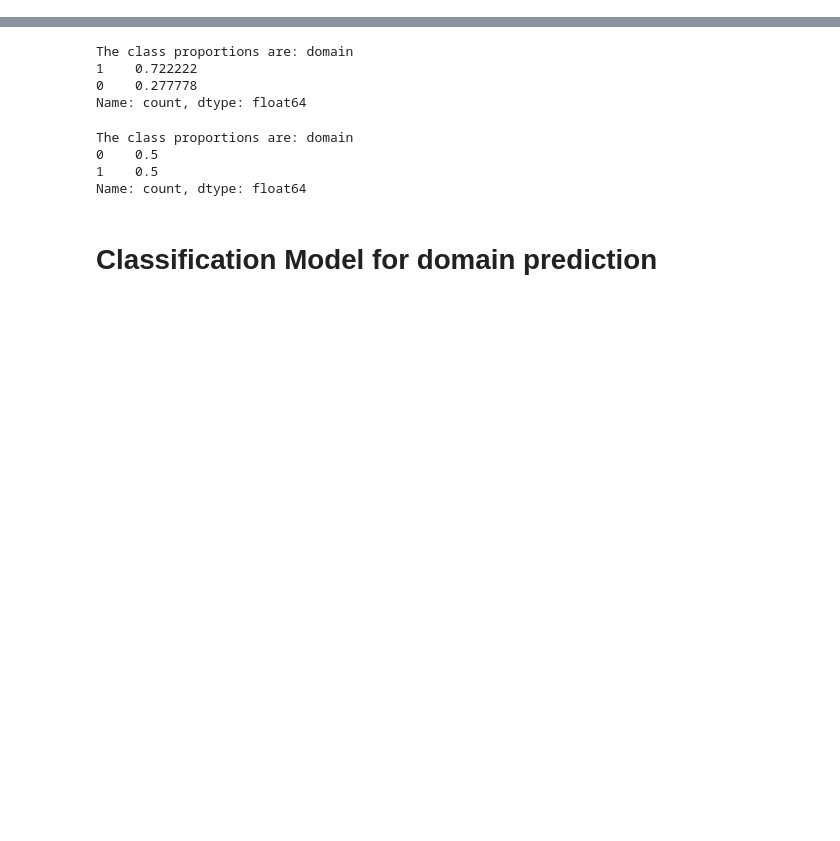
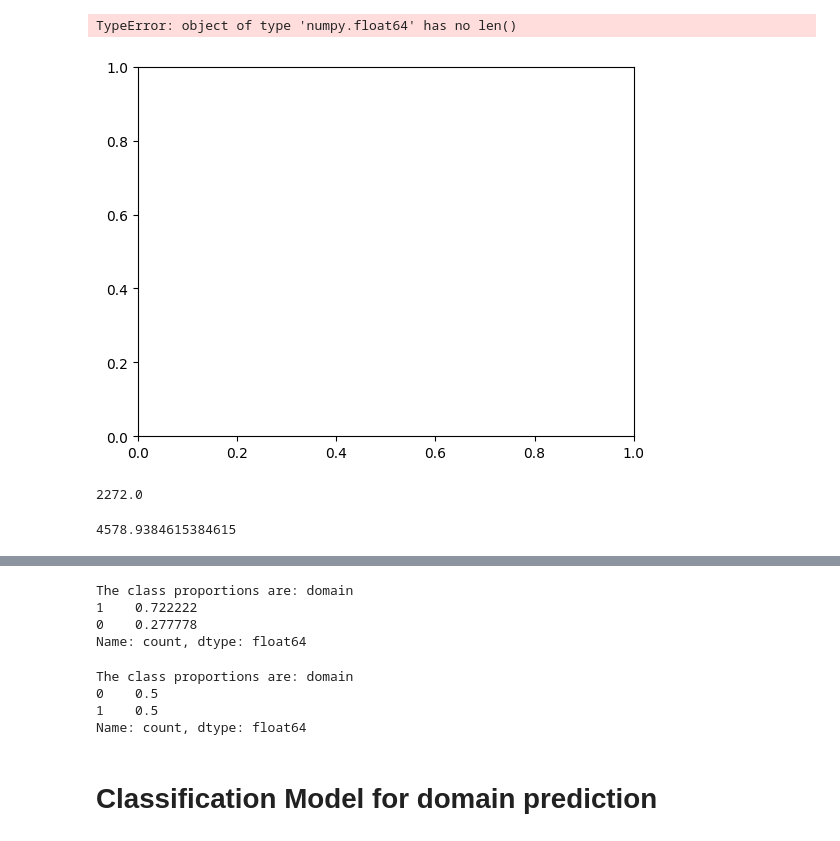
Before and after one commit to Guticar94/COMP90051-Statistical-Machine-Learning, a Jupyter notebook: Models/Domain_Classification.ipynb, the cells around one changed output, grey strips where cells are left out. Drawn from its saved outputs; the diff is of its cells as text; code cells hidden in the pictures; blank space fills up the shorter version.

```diff
--- a/Models/Domain_Classification.ipynb
+++ b/Models/Domain_Classification.ipynb
@@ -7,8 +7,18 @@ df1 = pd.read_json('../Data/domain1_train_data.json', lines=True)
 df2 = pd.read_json('../Data/domain2_train_data.json', lines=True)
 df1['domain'], df2['domain'] = 0, 1
 # %%
-txt_1_0 = [len(txt) for txt in df1[df1['label']==0]['text']]
-txt_1_1 = [len(txt) for txt in df1[df1['label']==1]['text']]
+txt_1_0 = [np.quantile(txt, (.25, .5, .75, 1)) for txt in df1[df1['label']==0]['text']]
+txt_1_1 = [np.quantile(txt, (.25, .5, .75, 1)) for txt in df1[df1['label']==1]['text']]
 
-txt_2_0 = [len(txt) for txt in df2[df2['label']==0]['text']]
-txt_2_1 = [len(txt) for txt in df2[df2['label']==1]['text']]
+txt_2_0 = [np.quantile(txt, (.25, .5, .75, 1)) for txt in df2[df2['label']==0]['text']]
+txt_2_1 = [np.quantile(txt, (.25, .5, .75, 1)) for txt in df2[df2['label']==1]['text']]
+# %%
+import matplotlib.pyplot as plt
+plt.boxplot(np.array(txt_1_0).T[3])
+plt.show()
+
+plt.boxplot(np.array(txt_1_1).T[3])
+plt.show()
+# %% [output]
+TypeError: object of type 'numpy.float64' has no len()
+[figure, added]
@@ -14,0 +38,8 @@ txt_2_1 = [len(txt) for txt in df2[df2['label']==1]['text']]
+# %%
+np.mean(df1[df1['label']==0]['text'][2500])
+# %% [output]
+2272.0
+# %%
+np.mean(bigrams(df1[df1['label']==0]['text'][2500]))
+# %% [output]
+4578.9384615384615
```
Also changed, not shown: parts of 4 cells of this notebook, 5 other files.
